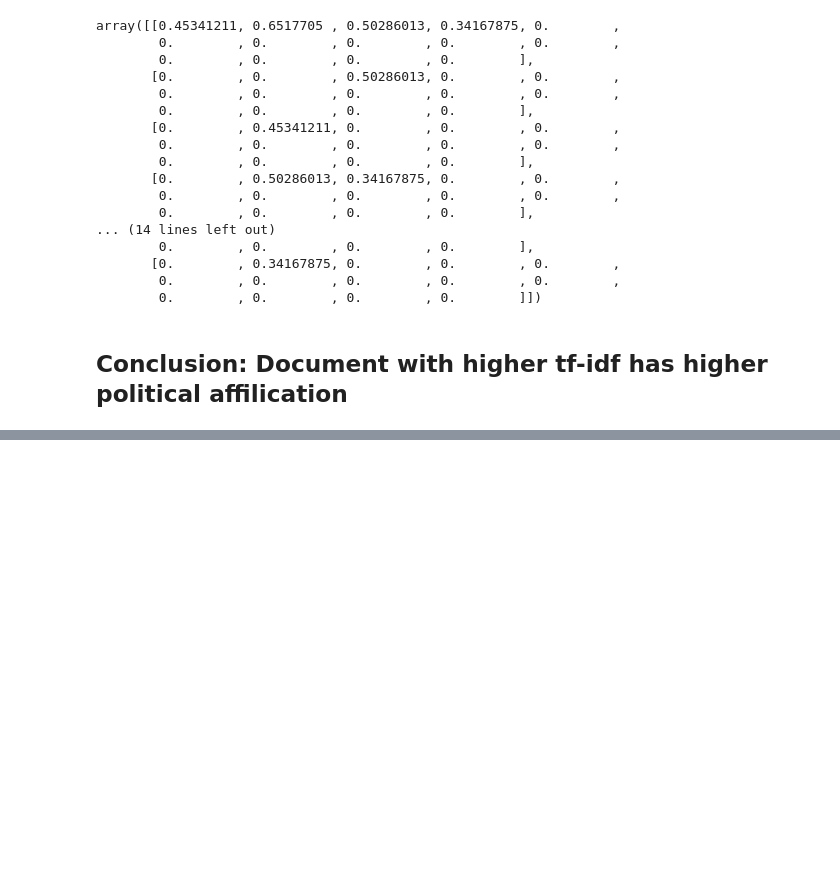
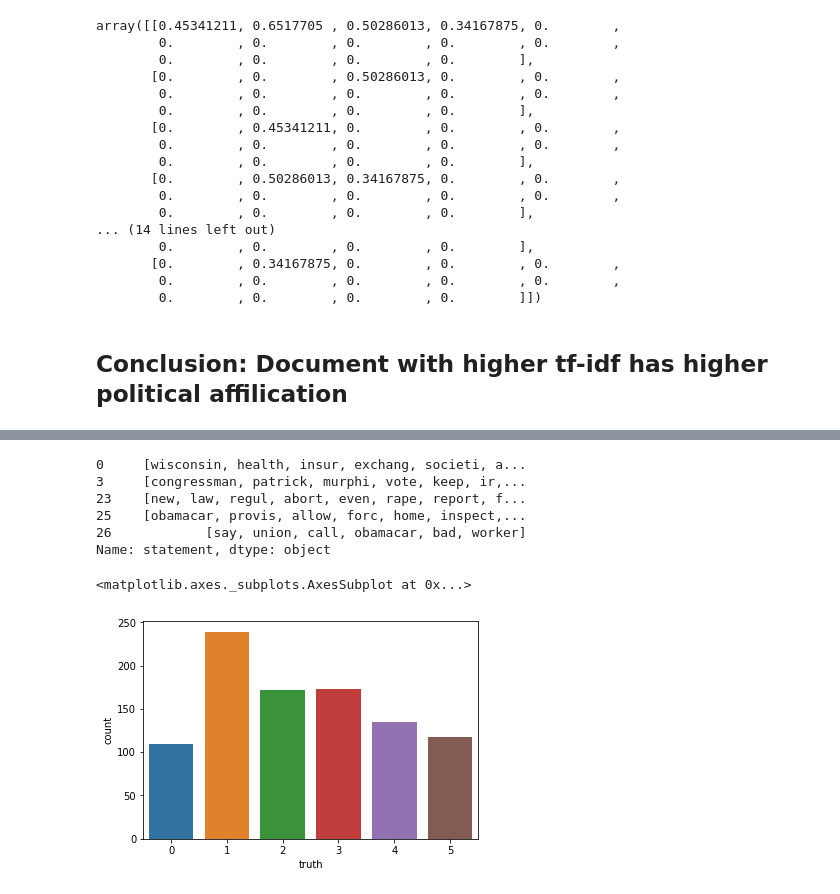
Before and after one commit to cpati/team-hvac, a Jupyter notebook: distillation/spell_checkin_And_geography_factor.ipynb, the cells around one changed output, grey strips where cells are left out. Cells and saved outputs as stored; diff of their text form; code cells hidden in the pictures; blank space fills up the shorter version.

```diff
--- a/distillation/spell_checkin_And_geography_factor.ipynb
+++ b/distillation/spell_checkin_And_geography_factor.ipynb
@@ -504,0 +527,4 @@ array([[0.45341211, 0.6517705 , 0.50286013, 0.34167875, 0.        ,
+# %%
+import ast
+#df_kgl[['subjects']].apply(lambda x:ast.literal_eval(x))
+df_kgl['subjects_list']=df_kgl['subjects'].apply(lambda x:ast.literal_eval(x))
@@ -504,0 +565,3 @@ array([[0.45341211, 0.6517705 , 0.50286013, 0.34167875, 0.        ,
+# %%
+df_kgl_hc=df_kgl[df_kgl['subjects'].str.contains('Health Care')]
+df_kgl_hc.head()
@@ -504,0 +575,15 @@ array([[0.45341211, 0.6517705 , 0.50286013, 0.34167875, 0.        ,
+# %%
+df_kgl_hc_train=text_preprocessing(df_kgl_hc,'statement')
+df_kgl_hc_train['statement'].head()
+# %% [output]
+0     [wisconsin, health, insur, exchang, societi, a...
+3     [congressman, patrick, murphi, vote, keep, ir,...
+23    [new, law, regul, abort, even, rape, report, f...
+25    [obamacar, provis, allow, forc, home, inspect,...
+26            [say, union, call, obamacar, bad, worker]
+Name: statement, dtype: object
+# %%
+sns.countplot(x="truth",data=df_kgl_hc_train)
+# %% [output]
+<matplotlib.axes._subplots.AxesSubplot at 0x...>
+[figure, added]
```
Also changed, not shown: parts of 35 cells of this notebook.
